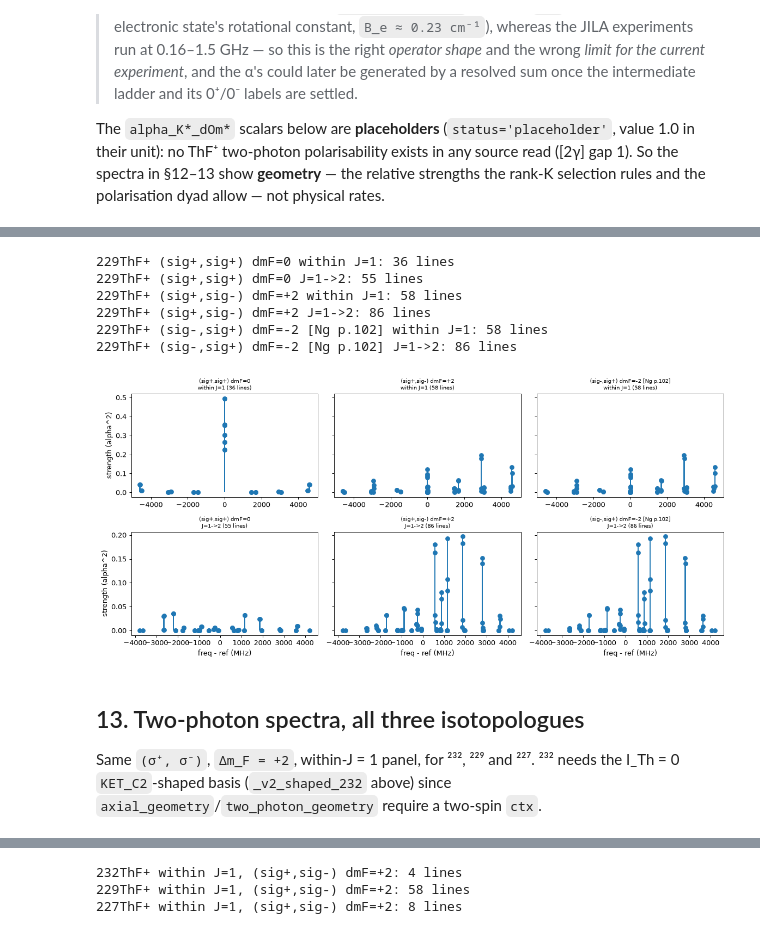
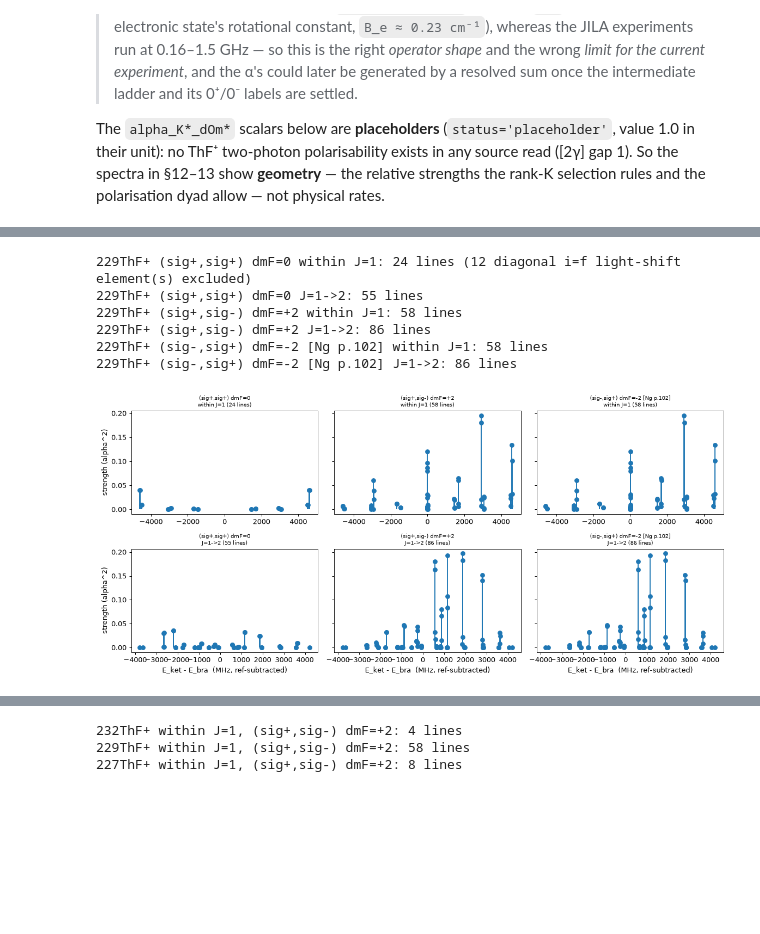
Before and after one commit to arianjad/heff, a Jupyter notebook: notebooks/ThF_plus_Isotopologues.ipynb, the cells around one changed output, grey strips where cells are left out. Drawn from its saved outputs; the diff is of its cells as text; code cells hidden in the pictures; blank space fills up the shorter version.

```diff
--- a/notebooks/ThF_plus_Isotopologues.ipynb
+++ b/notebooks/ThF_plus_Isotopologues.ipynb
@@ -309,8 +315,10 @@ fig, axes = plt.subplots(1, 2, figsize=(10, 4))
 _, w232b, _, lo232, hi232, spread232 = level_spread_J1('232')
 OFF = 2 * pset232.value('B0')
 axes[0].hlines((w232b[(np.arange(len(w232b)))] - OFF)[:4], 0.8, 1.2)
-axes[0].set_title(f'232ThF+ J=1  spread = {spread232*1e3:.1f} kHz (measured A_par, omega_ef)')
+axes[0].set_title(f'232ThF+ J=1  spread = {spread232:.4f} MHz (measured A_par, omega_ef)')
 axes[0].set_ylabel('E - 2B0 (MHz)')
+axes[0].set_xticks([1.0])
+axes[0].set_xticklabels(['232ThF+'])
 
 colors = {'229': 'C1', '227': 'C2'}
 for iso in ('229', '227'):
@@ -323,10 +331,16 @@ for iso in ('229', '227'):
     print(f"{iso}ThF+ J=1 spread = {spread/1e3:.3f} GHz  "
           f"({spread/pset229.value('B0')*100:.1f}% of B0)   A_par_Th status={status!r}")
 axes[1].legend()
-axes[1].set_title('229/227ThF+ J=1 (Th hyperfine)')
+axes[1].set_title('229/227ThF+ J=1 (Th hyperfine, F1 centroids only at this scale)')
 axes[1].set_ylabel('E - 2B0 (MHz)')
+axes[1].set_xticks([1.0, 1.4])
+axes[1].set_xticklabels(['229ThF+', '227ThF+'])
 plt.tight_layout()
 plt.show()
+print("Both panels' x-axes are categorical (one column per isotopologue); "
+      "individual hlines are plotted, but within one F1 manifold the 19F "
+      "hyperfine/Omega-doubling substructure (kHz-MHz) is far below the "
+      "GHz scale here, so only F1 centroids are visually distinguishable.")
 # %% [output]
 229ThF+ J=1 spread = 4.631 GHz  (63.7% of B0)   A_par_Th status='ab-initio'
 227ThF+ J=1 spread = 16.626 GHz  (228.6% of B0)   A_par_Th status='placeholder'
@@ -588,7 +631,13 @@ def e1_spectrum(iso, mF_a, mF_b):
     return freqs, S, lab_a, lab_b
 
 
+def fmt_lab(lab):
+    F1s = f"F1={lab['F1']:.1f} " if 'F1' in lab else ''
+    return f"J={lab['J']:.0f} {F1s}F={lab['F']:.1f} parity={lab['parity']:+d}"
+
+
 PAIRS = {'232': (0.5, 1.5), '229': (0.0, 1.0), '227': (0.0, 1.0)}
+print("Single polarisation shown throughout: sigma- (polarizations=(-1,)).")
 fig, axes = plt.subplots(2, 3, figsize=(13, 6), sharey='row')
 for col, iso in enumerate(('232', '229', '227')):
     mFa, mFb = PAIRS[iso]
@@ -599,13 +648,17 @@ for col, iso in enumerate(('232', '229', '227')):
             [(1, 1, 'within J=1'), (1, 2, 'J=1 -> 2')]):
         sel = [(i, j) for i, j in zip(ia, ib)
                if lab_a[i]['J'] == Jsel_a and lab_b[j]['J'] == Jsel_b]
+        sel.sort(key=lambda ij: -S[ij[0], ij[1]])
         f0 = 0.0 if Jsel_a == Jsel_b else 4 * thf_v2(iso).value('B0')
         xs = [freqs[i, j] - f0 for i, j in sel]
         ys = [S[i, j] for i, j in sel]
         if xs:
             axes[row, col].stem(xs, ys, basefmt=' ')
         axes[row, col].set_title(f'{iso}ThF+ {title} ({len(sel)} lines)')
-        print(f"{iso}ThF+ {title}: {len(sel)} lines above 1e-6 of the strongest")
+        print(f"{iso}ThF+ {title}: {len(sel)} lines above 1e-6 of the strongest, "
+              f"strongest {min(6, len(sel))} shown:")
+        for i, j in sel[:6]:
+            print(f"    {fmt_lab(lab_a[i])}  ->  {fmt_lab(lab_b[j])}   S={S[i, j]:.3g}")
     axes[1, col].set_xlabel('freq - ref (MHz)')
 axes[0, 0].set_ylabel('strength (d_mf^2)')
 axes[1, 0].set_ylabel('strength (d_mf^2)')
@@ -748,40 +825,43 @@ def two_photon_spectrum(iso, mF_a, mF_b, eps1, eps2):
     freqs, S = two_photon_line_strengths(wa, va, kets_a, wb, vb, kets_b, ctx,
                                          eps1=eps1, eps2=eps2, alphas=ALPHAS)
     lab_a = label_lines(kets_a, va, ctx.S, rule=pset.conventions.ef_rule, ell=0.0, s=0.0)
     lab_b = label_lines(kets_b, vb, ctx.S, rule=pset.conventions.ef_rule, ell=0.0, s=0.0)
     return freqs, S, lab_a, lab_b
 
 
 mF0_229 = 0.0
 fig, axes = plt.subplots(2, 3, figsize=(13, 6), sharey='row')
 for col, (label, (eps1, eps2, dmF)) in enumerate(TWOP_PAIRS.items()):
     freqs, S, lab_a, lab_b = two_photon_spectrum('229', mF0_229 + dmF, mF0_229, eps1, eps2)
     mask = S > 1e-9 * max(S.max(), 1e-30)
     ia, ib = np.nonzero(mask)
     for row, (Ja, Jb, title) in enumerate([(1, 1, 'within J=1'), (1, 2, 'J=1->2')]):
         sel = [(i, j) for i, j in zip(ia, ib) if lab_a[i]['J'] == Ja and lab_b[j]['J'] == Jb]
+        n_diag = 0
+        if dmF == 0 and Ja == Jb:
+            # dmF=0 reuses the SAME mF block for bra and ket, so i==j is the
+            # literal same eigenstate: a diagonal alpha^K=0 "light shift"
+            # element, not a transition. Excluded from the transition panels
+            # (controller ruling, item 9) -- reported separately below.
+            n_diag = sum(1 for i, j in sel if i == j)
+            sel = [(i, j) for i, j in sel if i != j]
         f0 = 0.0 if Ja == Jb else 4 * pset229.value('B0')
         if sel:
             axes[row, col].stem([freqs[i, j] - f0 for i, j in sel],
                                 [S[i, j] for i, j in sel], basefmt=' ')
         axes[row, col].set_title(f'{label}\n{title} ({len(sel)} lines)', fontsize=8)
-        print(f"229ThF+ {label} {title}: {len(sel)} lines")
-    axes[1, col].set_xlabel('freq - ref (MHz)')
+        print(f"229ThF+ {label} {title}: {len(sel)} lines"
+              + (f" ({n_diag} diagonal i=f light-shift element(s) excluded)" if n_diag else ""))
+    axes[1, col].set_xlabel('E_ket - E_bra  (MHz, ref-subtracted)')
 axes[0, 0].set_ylabel('strength (alpha^2)')
 axes[1, 0].set_ylabel('strength (alpha^2)')
 plt.tight_layout()
 plt.show()
 # %% [output]
-229ThF+ (sig+,sig+) dmF=0 within J=1: 36 lines
+229ThF+ (sig+,sig+) dmF=0 within J=1: 24 lines (12 diagonal i=f light-shift element(s) excluded)
 229ThF+ (sig+,sig+) dmF=0 J=1->2: 55 lines
 229ThF+ (sig+,sig-) dmF=+2 within J=1: 58 lines
 229ThF+ (sig+,sig-) dmF=+2 J=1->2: 86 lines
 229ThF+ (sig-,sig+) dmF=-2 [Ng p.102] within J=1: 58 lines
 229ThF+ (sig-,sig+) dmF=-2 [Ng p.102] J=1->2: 86 lines
-[figure, old version]
+[figure, new version]
-# %% [markdown]
-## 13. Two-photon spectra, all three isotopologues
-
-Same `(σ⁺, σ⁻)`, `Δm_F = +2`, within-J = 1 panel, for ²³², ²²⁹ and ²²⁷.
-²³² needs the I_Th = 0 `KET_C2`-shaped basis (`_v2_shaped_232` above) since
-`axial_geometry`/`two_photon_geometry` require a two-spin `ctx`.
```
Also changed, not shown: parts of 15 cells of this notebook, 1 other file.
